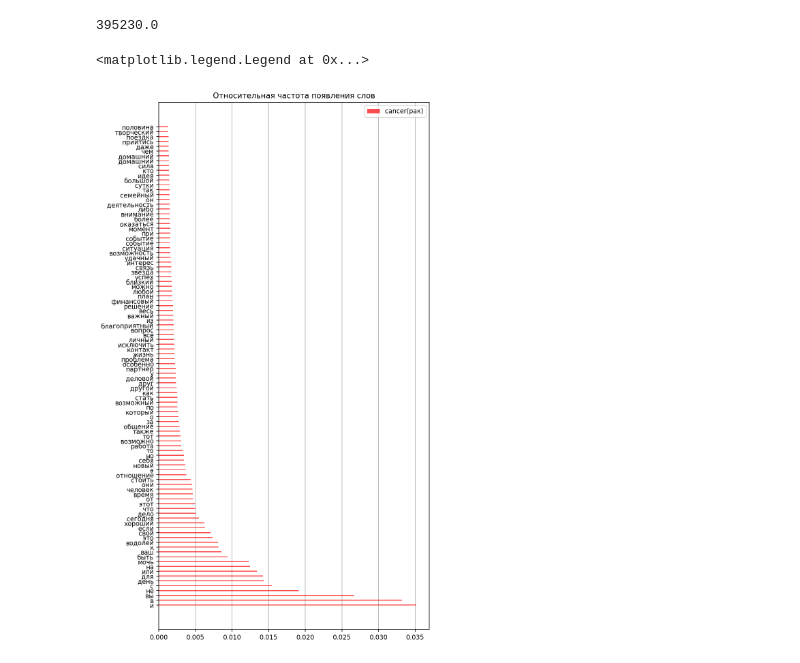
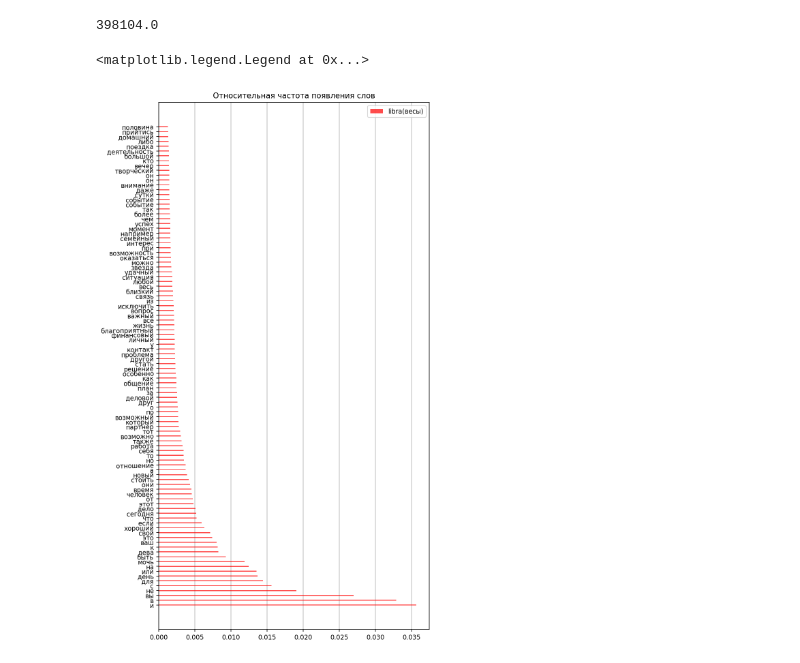
Before and after one commit to ArmageddonReloadedDK/astro, a Jupyter notebook: dataShow.ipynb, the cells around one changed output. Saved outputs shown, nothing was run; the diff lists cells and outputs as text; code cells hidden in the pictures.

```diff
--- a/dataShow.ipynb
+++ b/dataShow.ipynb
@@ -11,7 +12,7 @@ signs = np.load('signs_list.npy')
 chars_list = list(np.load('chars_list.npy'))
 # %%
 groups = [i for i in range(len(chars_list))]
-counts = np.array([num[3] for num in stat_data])
+counts = np.array([num[6] for num in stat_data])
 counts_list=list(counts)
 sum=counts.sum(axis=0)
 # %%
@@ -33,30 +34,30 @@ for index in common_indeces:
 # %%
 sum
 # %% [output]
-395230.0
+398104.0
 # %%
 
 dpi = 150
 fig = plt.figure(dpi = dpi, figsize = (1024 / dpi, 2048 / dpi) )
 mpl.rcParams.update({'font.size': 9})
 
 plt.title('Относительная частота появления слов')
 
 
 ax = plt.axes()
 ax.xaxis.grid(True, zorder = 1)
 
 
 
 x=range(N)
 y=common_vals/sum
 
-plt.barh(x, y, height = 0.2, color = 'red', label='cancer(рак)',alpha = 0.7, zorder =2)
+plt.barh(x, y, height = 0.2, color = 'red', label='libra(весы)',alpha = 0.7, zorder =2)
 
 plt.yticks(range(len(common_words)), common_words, rotation = 1)
 
 plt.legend(loc='upper right')
 #fig.savefig('astroData.jpg')
 # %% [output]
 <matplotlib.legend.Legend at 0x...>
-[figure, old version]
+[figure, new version]
```
Also changed, not shown: parts of 1 cell of this notebook, 1 other file.
